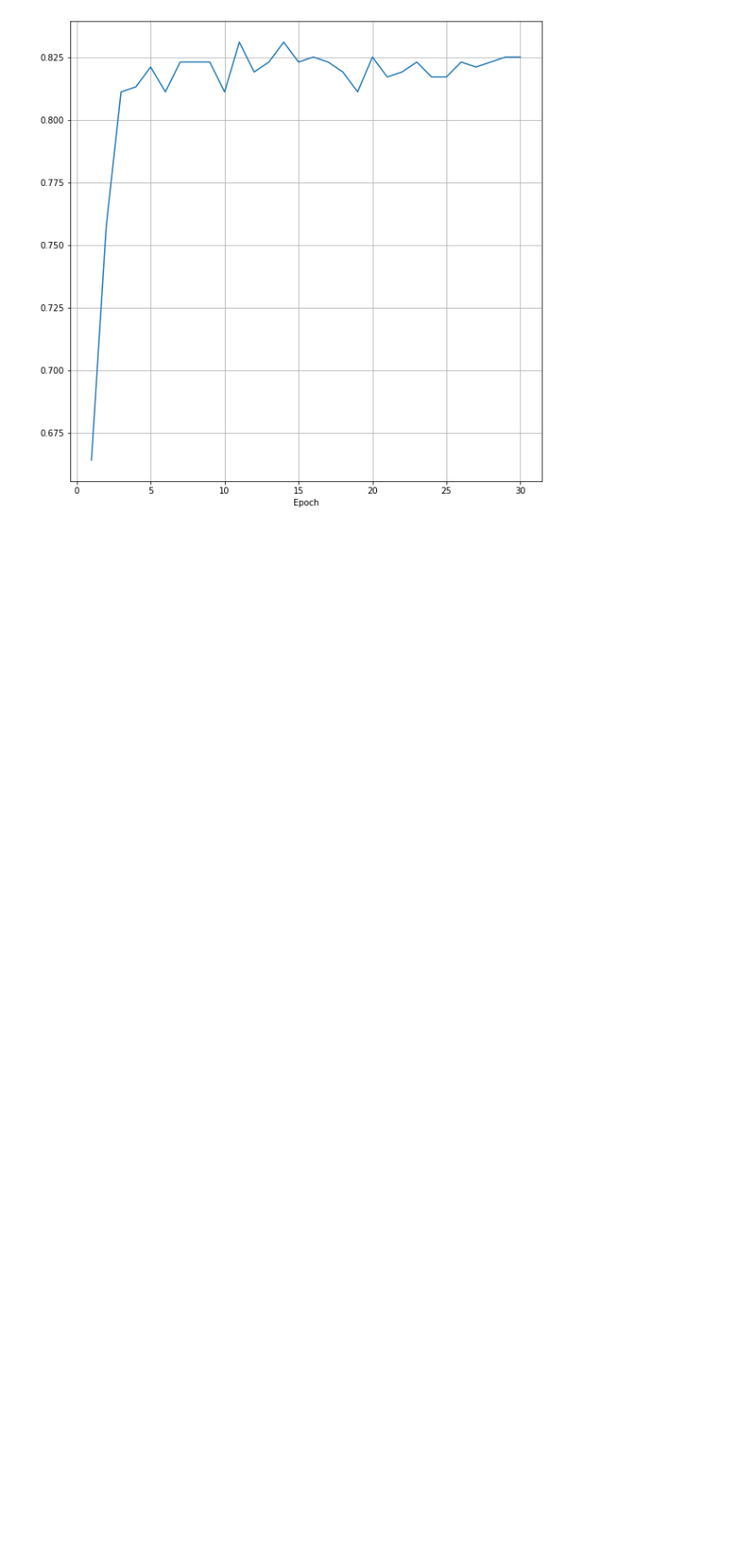
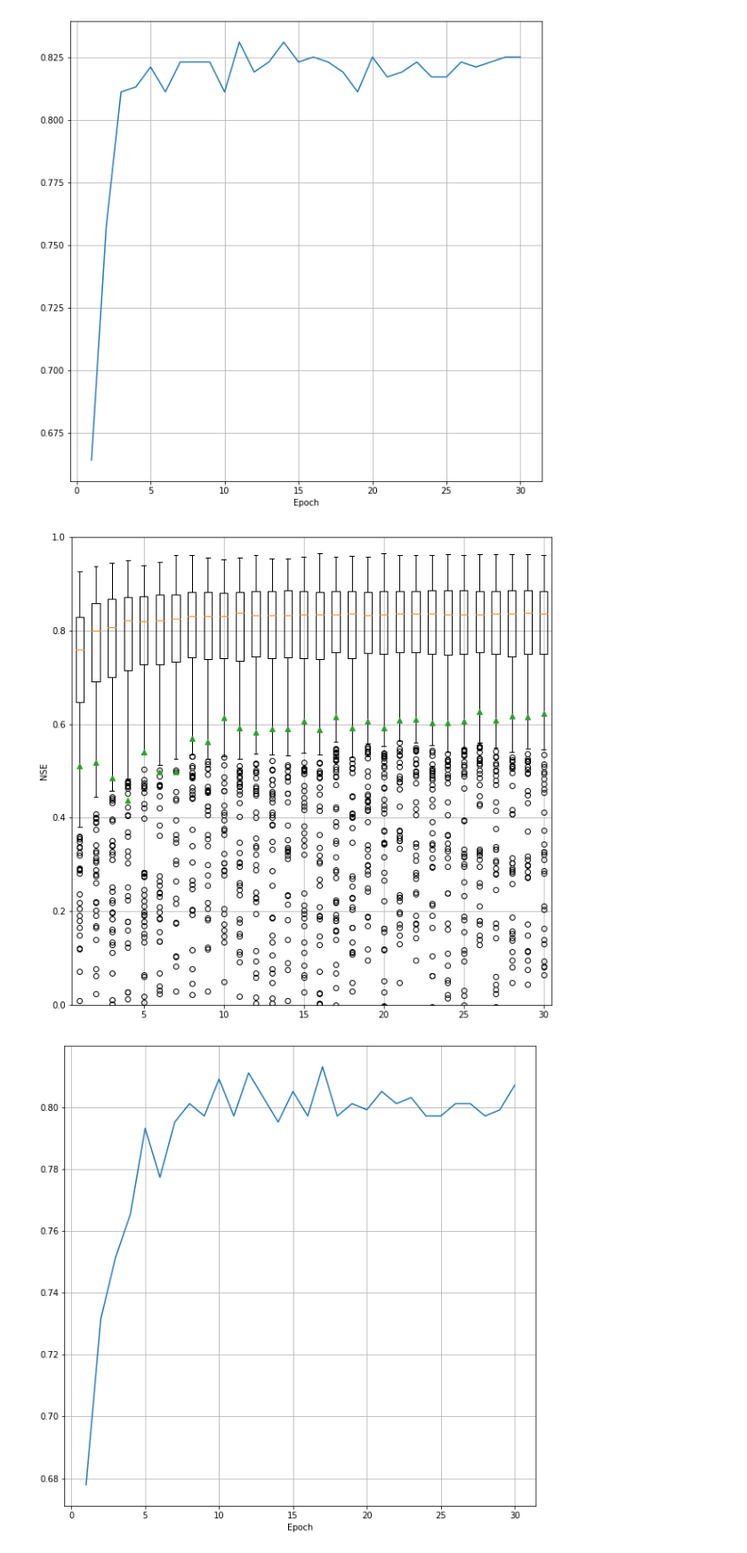
Before and after one commit to bernharl/Master-Thesis, a Jupyter notebook: notebooks/correlation_reduction.ipynb, the cells around one changed output. Shown at 89% size. Cells and saved outputs as stored; diff of their text form; code cells hidden in the pictures; blank space fills up the shorter version.

```diff
--- a/notebooks/correlation_reduction.ipynb
+++ b/notebooks/correlation_reduction.ipynb
@@ -360,3 +388,20 @@ plot_fractions(cv_nse)
 # %% [output]
 [figure]
 [figure]
+# %%
+results_cv = load_cv_results(
+    "/home/bernhard/git/Master-Thesis/runs/correlation_reduction/20_less_features_cv",
+    5,
+    "ealstm",
+    "19970204",
+)
+cv_nse = restructure_results(results_cv)
+nse_boxplots(
+    cv_nse,
+)
+plt.ylim([0, 1])
+plt.show()
+plot_fractions(cv_nse)
+# %% [output]
+[figure, added]
+[figure, added]
```
Also changed, not shown: parts of 2 cells of this notebook.
